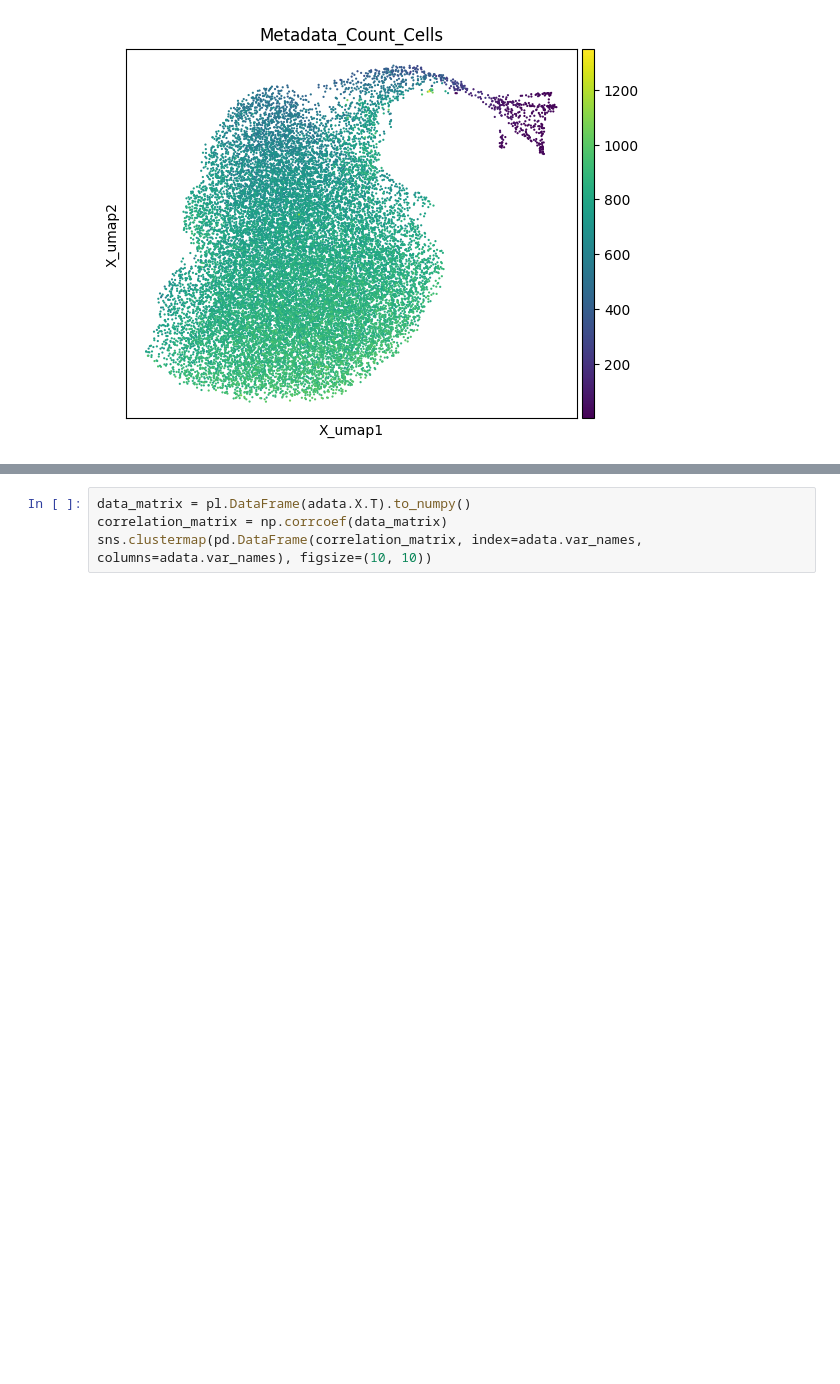
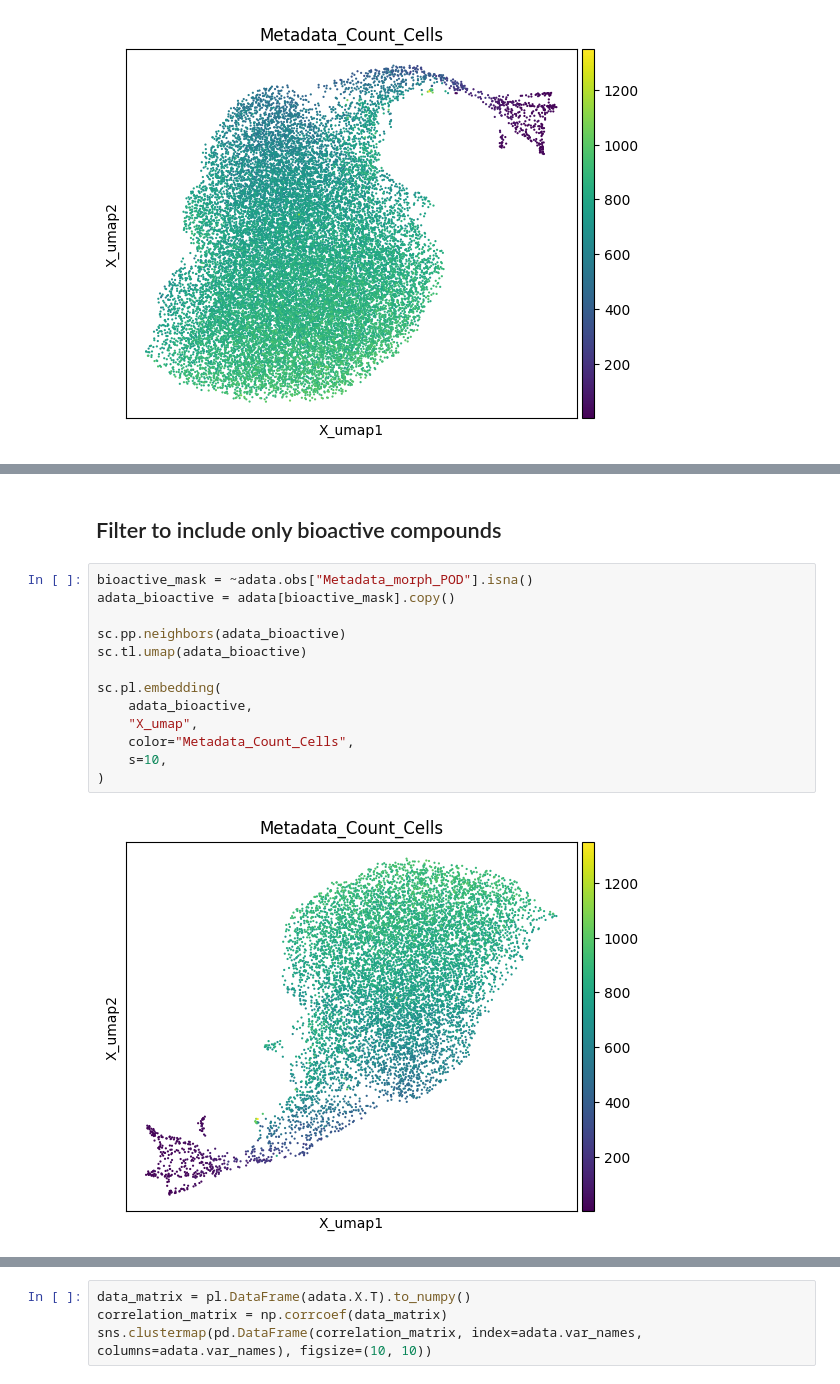
Before and after one commit to jessica-ewald/2024_09_09_Axiom_OASIS, a Jupyter notebook: 2_downstream_analysis/exploratory_analysis.ipynb, the cells around one changed output, grey strips where cells are left out. Drawn from its saved outputs; the diff is of its cells as text; blank space fills up the shorter version.

```diff
--- a/2_downstream_analysis/exploratory_analysis.ipynb
+++ b/2_downstream_analysis/exploratory_analysis.ipynb
@@ -101,0 +120,17 @@ sc.pl.embedding(
+# %% [markdown]
+## Filter to include only bioactive compounds
+# %%
+bioactive_mask = ~adata.obs["Metadata_morph_POD"].isna()
+adata_bioactive = adata[bioactive_mask].copy()
+
+sc.pp.neighbors(adata_bioactive)
+sc.tl.umap(adata_bioactive)
+
+sc.pl.embedding(
+    adata_bioactive,
+    "X_umap",
+    color="Metadata_Count_Cells",
+    s=10,
+)
+# %% [output]
+[figure, added]
```
Also changed, not shown: parts of 34 cells of this notebook, 9 other files.
